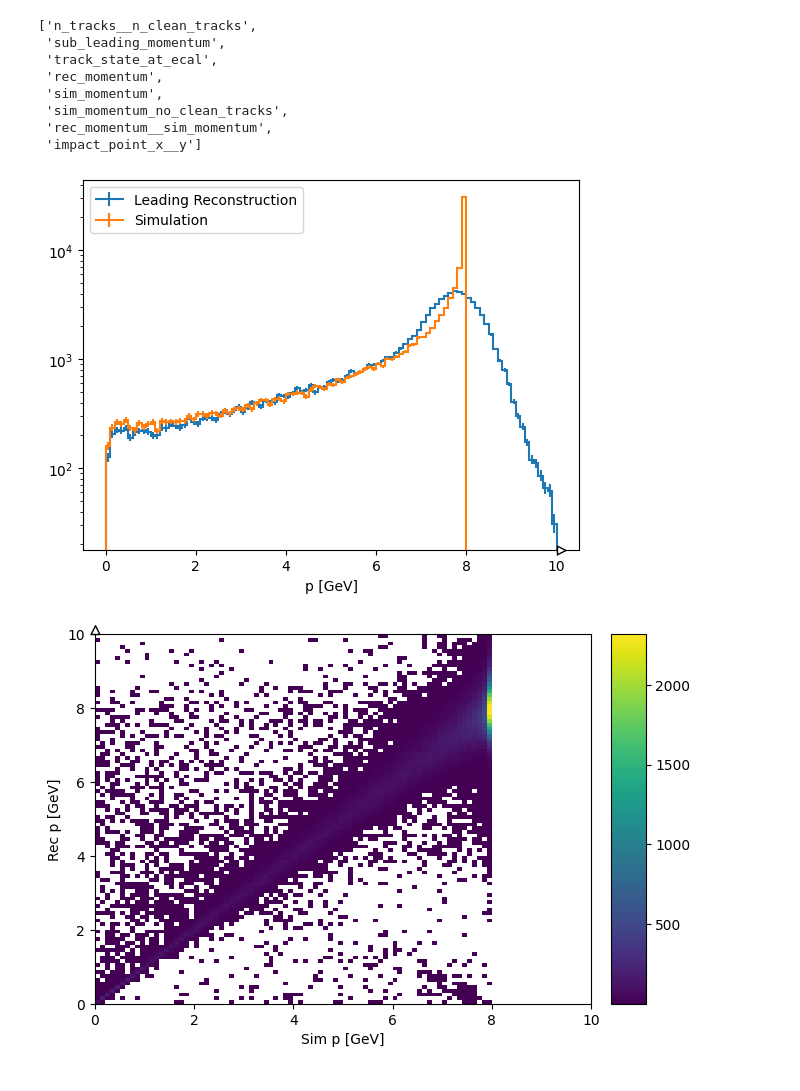
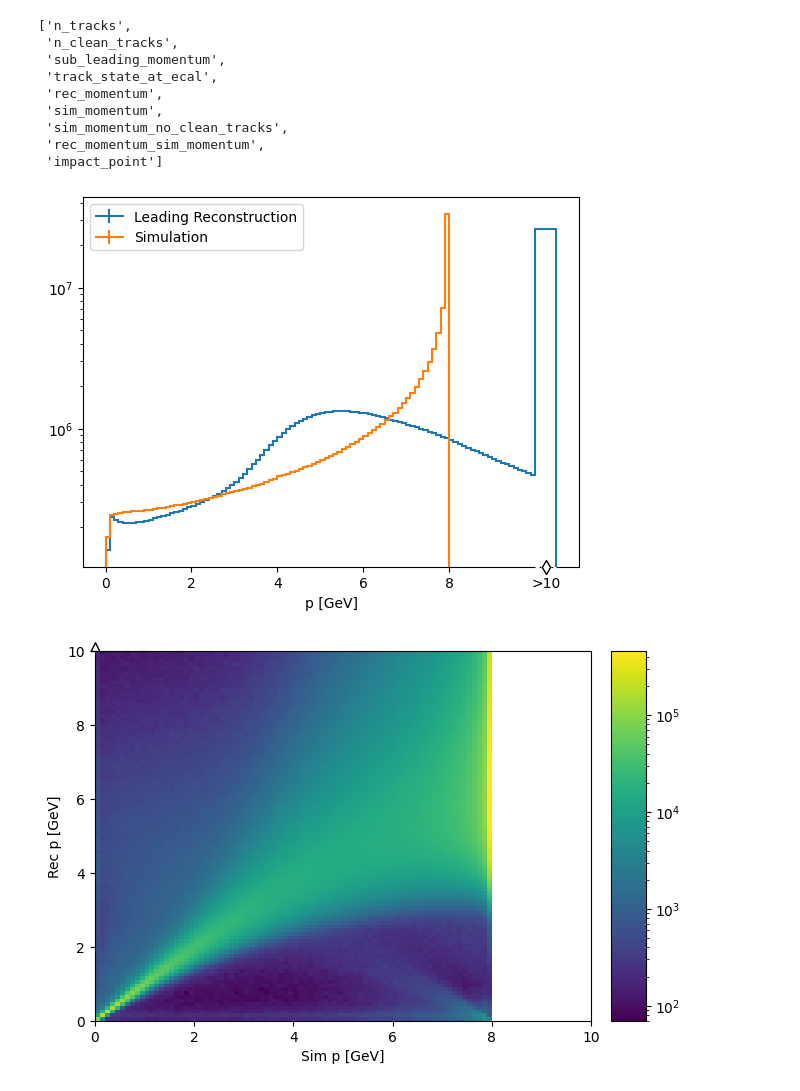
Before and after one commit to tomeichlersmith/ldmx-eat-tracking, a Jupyter notebook: view-hists.ipynb, the cells around one changed output. Drawn from its saved outputs; the diff is of its cells as text; code cells hidden in the pictures.

Commit message:
more plotting

```diff
--- a/view-hists.ipynb
+++ b/view-hists.ipynb
@@ -24,28 +24,29 @@ class HistFile:
             return self._file[item].to_hist()
         return self._ana_dir[f'{self._ana}_{item}'].to_hist()
 # %%
-f = HistFile('hist.root', 'Tracking4EaTStudy')
+f = HistFile('out-52fd758f/hist.root', 'Tracking4EaTStudy')
 # %%
 f.keys()
 # %% [output]
-['n_tracks__n_clean_tracks',
+['n_tracks',
+ 'n_clean_tracks',
  'sub_leading_momentum',
  'track_state_at_ecal',
  'rec_momentum',
  'sim_momentum',
  'sim_momentum_no_clean_tracks',
- 'rec_momentum__sim_momentum',
- 'impact_point_x__y']
+ 'rec_momentum_sim_momentum',
+ 'impact_point']
 # %%
-f['rec_momentum'].plot(label='Leading Reconstruction')
+f['rec_momentum'].plot(label='Leading Reconstruction', flow='show')
 f['sim_momentum'].plot(label='Simulation')
 plt.yscale('log')
 plt.legend()
 plt.show()
 # %% [output]
-[figure, old version]
+[figure, new version]
 # %%
-f['rec_momentum__sim_momentum'].plot(cmin=1)
+f['rec_momentum_sim_momentum'].plot(norm='log')
 plt.show()
 # %% [output]
-[figure, old version]
+[figure, new version]
```
Also changed, not shown: parts of 1 cell of this notebook.
